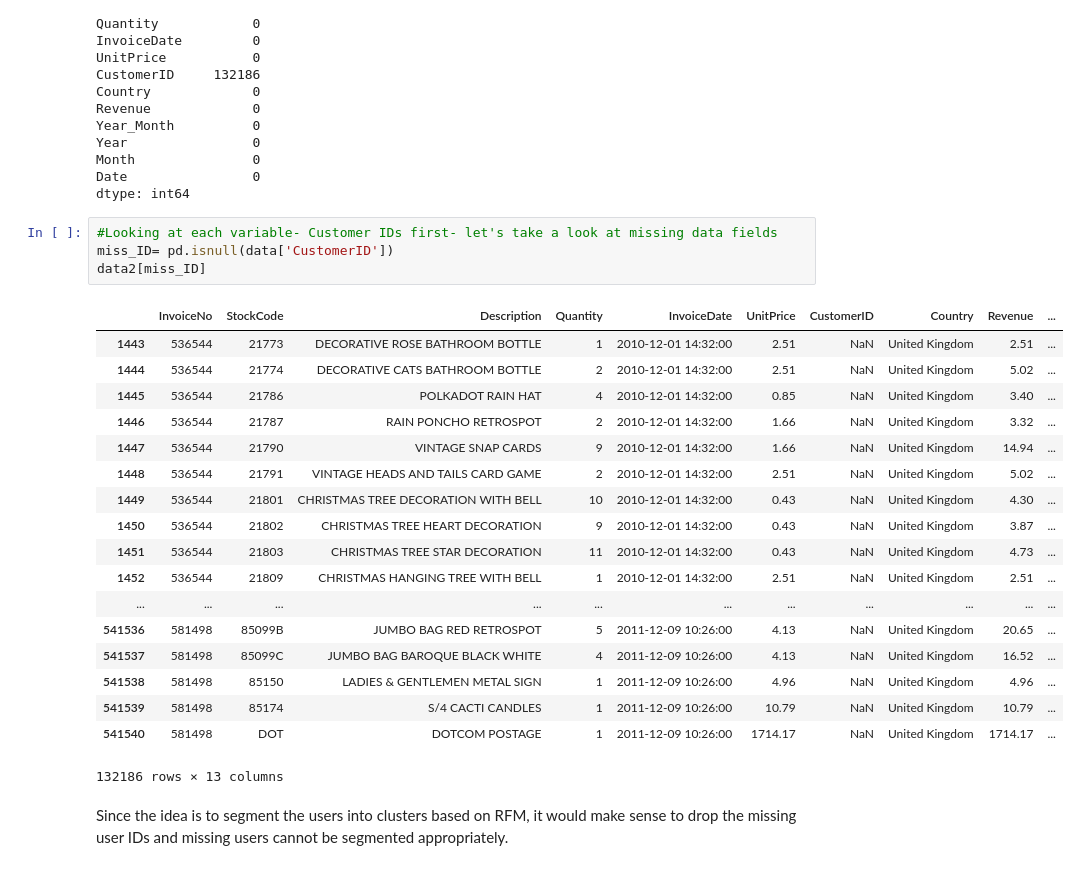
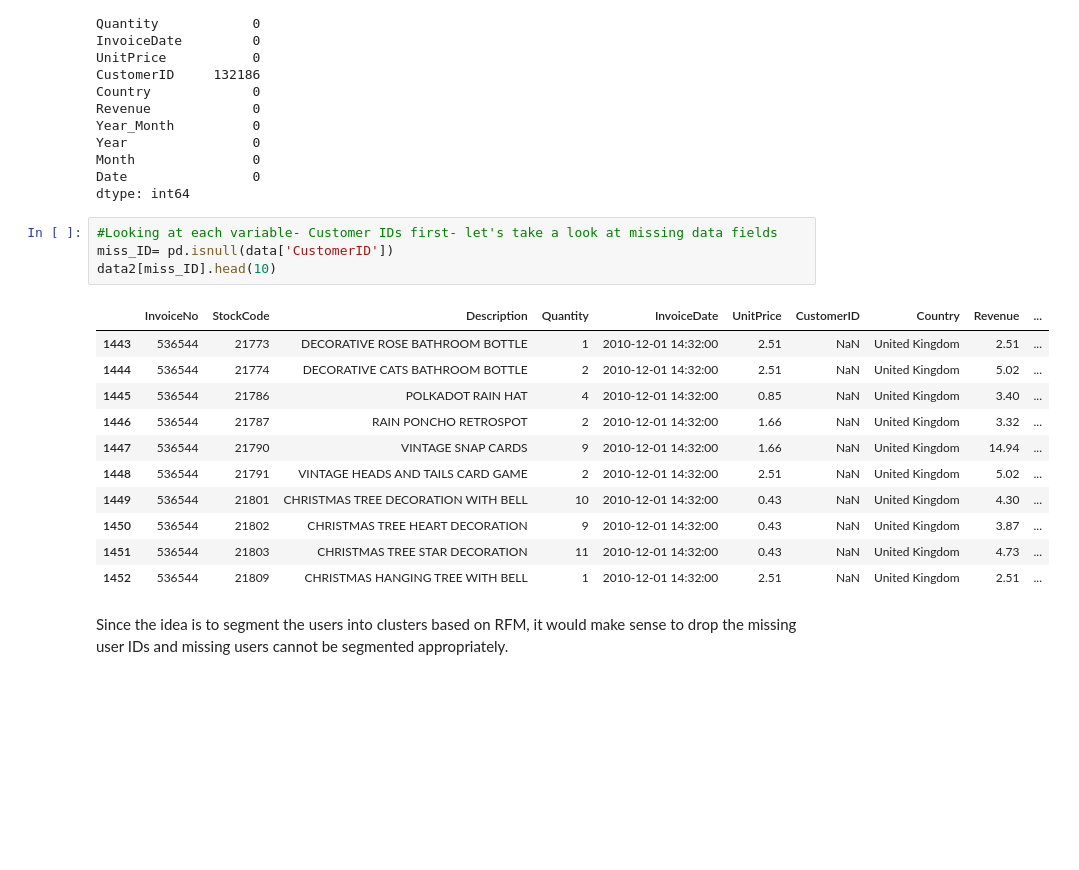
Before and after one commit to Ikigai-Rakhi/Online-Retail-Customers-RFM-Analysis, a Jupyter notebook: Online Retail Consumer Analysis.ipynb, the cells around one changed output. Cells and saved outputs as stored; diff of their text form; blank space fills up the shorter version.

```diff
--- a/Online Retail Consumer Analysis.ipynb
+++ b/Online Retail Consumer Analysis.ipynb
@@ -205,26 +198,19 @@ dtype: int64
 # %%
 #Looking at each variable- Customer IDs first- let's take a look at missing data fields
 miss_ID= pd.isnull(data['CustomerID'])
-data2[miss_ID]
+data2[miss_ID].head(10)
 # %% [output]
 |  | InvoiceNo | StockCode | Description | Quantity | InvoiceDate | UnitPrice | CustomerID | Country | Revenue | ... |
 | 1443 | 536544 | 21773 | DECORATIVE ROSE BATHROOM BOTTLE | 1 | 2010-12-01 14:32:00 | 2.51 | NaN | United Kingdom | 2.51 | ... |
 | 1444 | 536544 | 21774 | DECORATIVE CATS BATHROOM BOTTLE | 2 | 2010-12-01 14:32:00 | 2.51 | NaN | United Kingdom | 5.02 | ... |
 | 1445 | 536544 | 21786 | POLKADOT RAIN HAT | 4 | 2010-12-01 14:32:00 | 0.85 | NaN | United Kingdom | 3.40 | ... |
 | 1446 | 536544 | 21787 | RAIN PONCHO RETROSPOT | 2 | 2010-12-01 14:32:00 | 1.66 | NaN | United Kingdom | 3.32 | ... |
 | 1447 | 536544 | 21790 | VINTAGE SNAP CARDS | 9 | 2010-12-01 14:32:00 | 1.66 | NaN | United Kingdom | 14.94 | ... |
 | 1448 | 536544 | 21791 | VINTAGE HEADS AND TAILS CARD GAME | 2 | 2010-12-01 14:32:00 | 2.51 | NaN | United Kingdom | 5.02 | ... |
 | 1449 | 536544 | 21801 | CHRISTMAS TREE DECORATION WITH BELL | 10 | 2010-12-01 14:32:00 | 0.43 | NaN | United Kingdom | 4.30 | ... |
 | 1450 | 536544 | 21802 | CHRISTMAS TREE HEART DECORATION | 9 | 2010-12-01 14:32:00 | 0.43 | NaN | United Kingdom | 3.87 | ... |
 | 1451 | 536544 | 21803 | CHRISTMAS TREE STAR DECORATION | 11 | 2010-12-01 14:32:00 | 0.43 | NaN | United Kingdom | 4.73 | ... |
 | 1452 | 536544 | 21809 | CHRISTMAS HANGING TREE WITH BELL | 1 | 2010-12-01 14:32:00 | 2.51 | NaN | United Kingdom | 2.51 | ... |
-| ... | ... | ... | ... | ... | ... | ... | ... | ... | ... | ... |
-| 541536 | 581498 | 85099B | JUMBO BAG RED RETROSPOT | 5 | 2011-12-09 10:26:00 | 4.13 | NaN | United Kingdom | 20.65 | ... |
-| 541537 | 581498 | 85099C | JUMBO BAG BAROQUE BLACK WHITE | 4 | 2011-12-09 10:26:00 | 4.13 | NaN | United Kingdom | 16.52 | ... |
-| 541538 | 581498 | 85150 | LADIES & GENTLEMEN METAL SIGN | 1 | 2011-12-09 10:26:00 | 4.96 | NaN | United Kingdom | 4.96 | ... |
-| 541539 | 581498 | 85174 | S/4 CACTI CANDLES | 1 | 2011-12-09 10:26:00 | 10.79 | NaN | United Kingdom | 10.79 | ... |
-| 541540 | 581498 | DOT | DOTCOM POSTAGE | 1 | 2011-12-09 10:26:00 | 1714.17 | NaN | United Kingdom | 1714.17 | ... |
-132186 rows × 13 columns
 # %% [markdown]
 Since the idea is to segment the users into clusters based on RFM, it would make sense to drop the missing user IDs and missing users cannot be segmented appropriately.
 # %%
```
Also changed, not shown: parts of 10 cells of this notebook.
